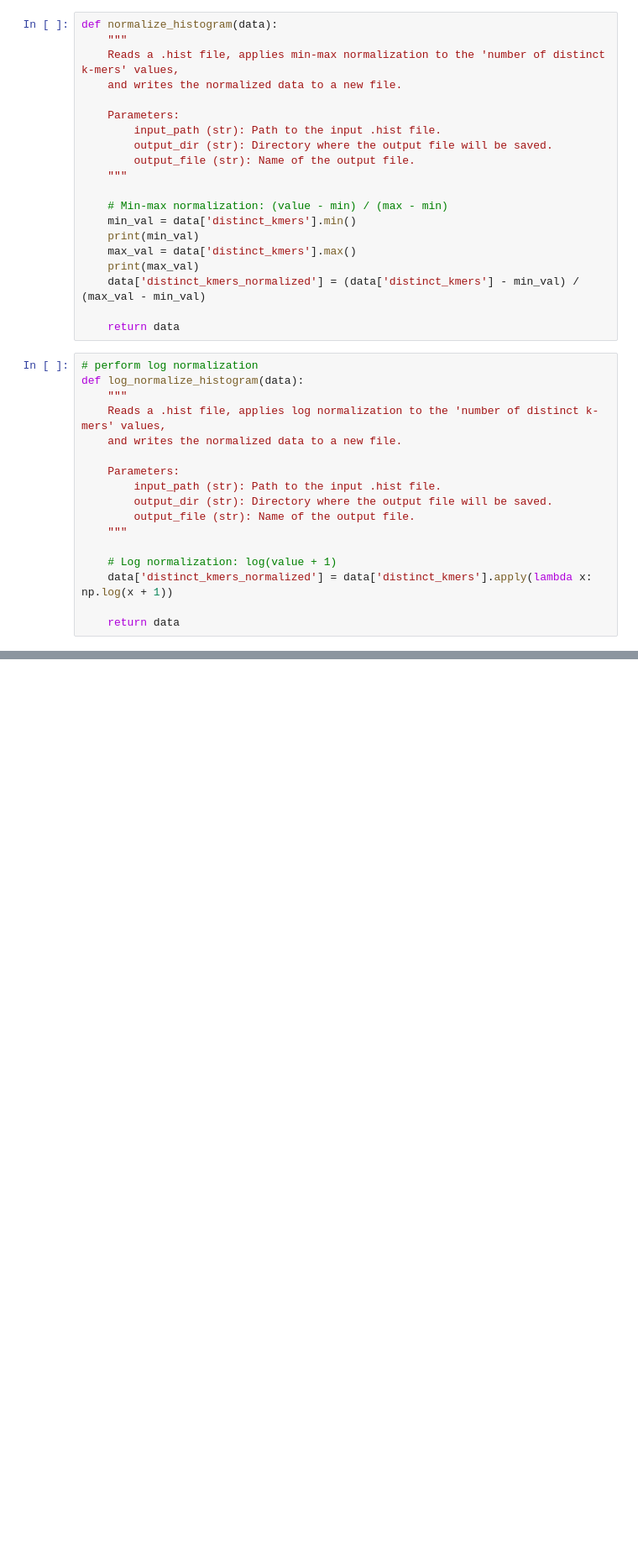
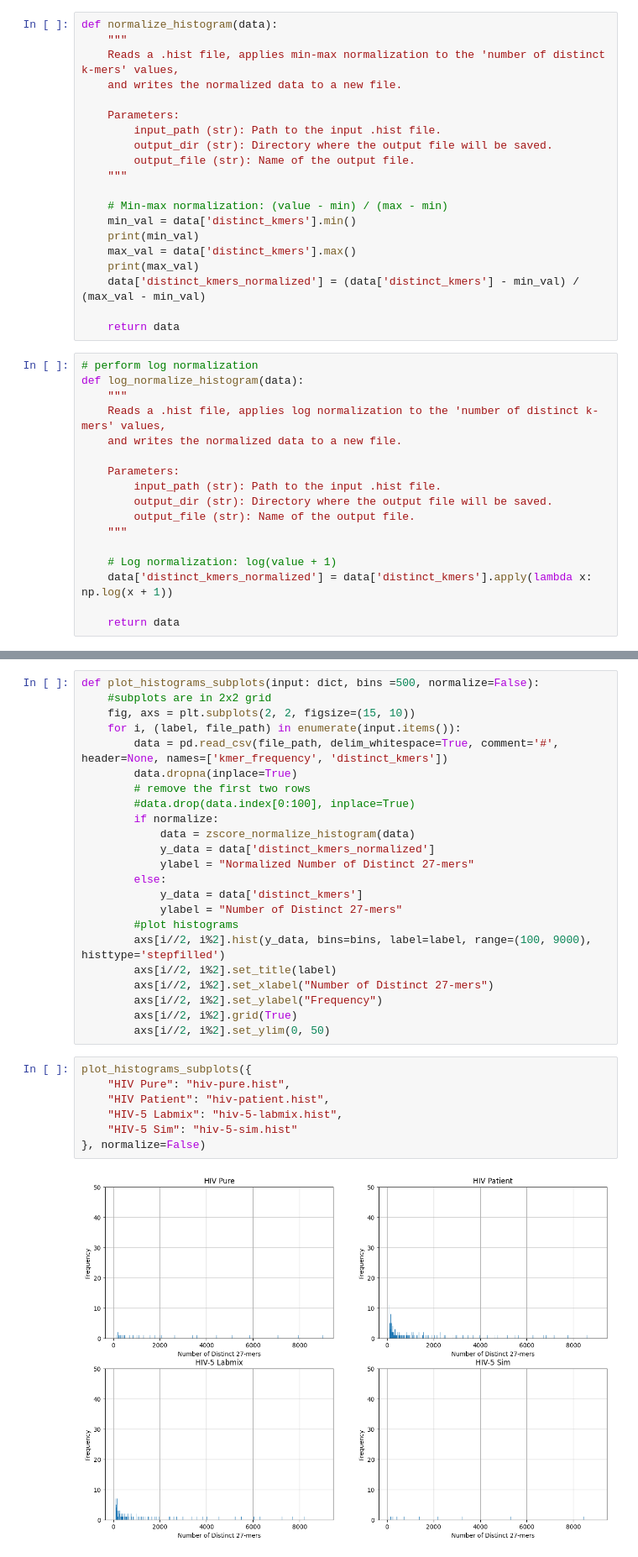
Before and after one commit to JoyceS13/viral-kmer-frequency-spectra, a Jupyter notebook: plotting.ipynb, the cells around one changed output, grey strips where cells are left out. Shown at 84% size. Drawn from its saved outputs; the diff is of its cells as text; blank space fills up the shorter version.

```diff
--- a/plotting.ipynb
+++ b/plotting.ipynb
@@ -186,0 +296,32 @@ plot_k_mer_histograms_subplots({
+# %%
+def plot_histograms_subplots(input: dict, bins =500, normalize=False):
+    #subplots are in 2x2 grid
+    fig, axs = plt.subplots(2, 2, figsize=(15, 10))
+    for i, (label, file_path) in enumerate(input.items()):
+        data = pd.read_csv(file_path, delim_whitespace=True, comment='#', header=None, names=['kmer_frequency', 'distinct_kmers'])
+        data.dropna(inplace=True)
+        # remove the first two rows
+        #data.drop(data.index[0:100], inplace=True)
+        if normalize:
+            data = zscore_normalize_histogram(data)
+            y_data = data['distinct_kmers_normalized']
+            ylabel = "Normalized Number of Distinct 27-mers"
+        else:
+            y_data = data['distinct_kmers']
+            ylabel = "Number of Distinct 27-mers"
+        #plot histograms
+        axs[i//2, i%2].hist(y_data, bins=bins, label=label, range=(100, 9000), histtype='stepfilled')
+        axs[i//2, i%2].set_title(label)
+        axs[i//2, i%2].set_xlabel("Number of Distinct 27-mers")
+        axs[i//2, i%2].set_ylabel("Frequency")
+        axs[i//2, i%2].grid(True)
+        axs[i//2, i%2].set_ylim(0, 50)
+# %%
+plot_histograms_subplots({
+    "HIV Pure": "hiv-pure.hist",
+    "HIV Patient": "hiv-patient.hist",
+    "HIV-5 Labmix": "hiv-5-labmix.hist",
+    "HIV-5 Sim": "hiv-5-sim.hist"
+}, normalize=False)
+# %% [output]
+[figure, added]
```
Also changed, not shown: parts of 9 cells of this notebook, 5 other files.
